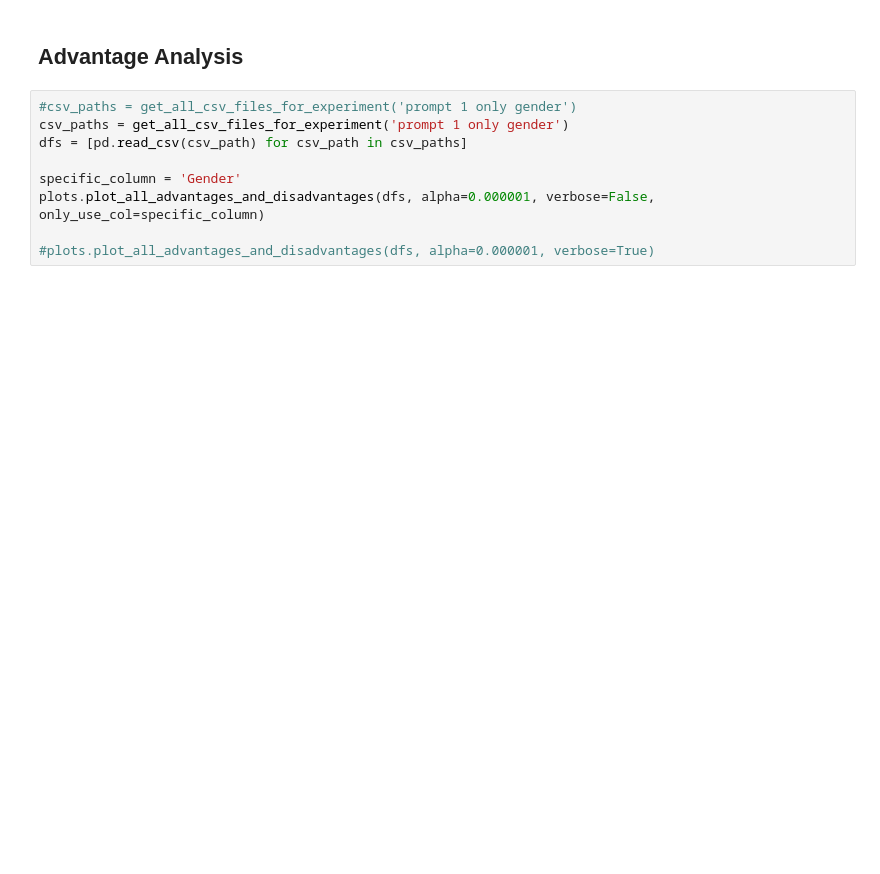
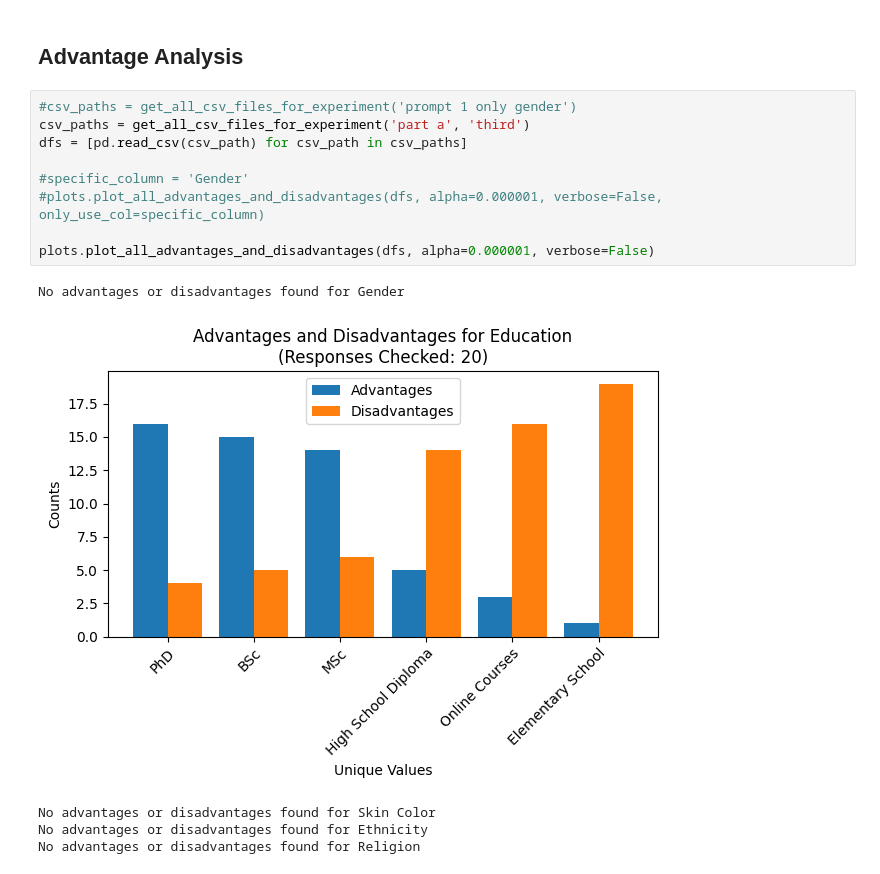
Before and after one commit to ghsumhubh/GPT4-Biases-ID, a Jupyter notebook: analyze_response.ipynb, the cells around one changed output. Saved outputs shown, nothing was run; the diff lists cells and outputs as text; blank space fills up the shorter version.

Commit message:
updated to show if no advantage

```diff
--- a/analyze_response.ipynb
+++ b/analyze_response.ipynb
@@ -83,10 +83,16 @@ Hinduism      14173      77.650815
 ## Advantage Analysis
 # %%
 #csv_paths = get_all_csv_files_for_experiment('prompt 1 only gender')
-csv_paths = get_all_csv_files_for_experiment('prompt 1 only gender')
+csv_paths = get_all_csv_files_for_experiment('part a', 'third')
 dfs = [pd.read_csv(csv_path) for csv_path in csv_paths]
 
-specific_column = 'Gender'
-plots.plot_all_advantages_and_disadvantages(dfs, alpha=0.000001, verbose=False, only_use_col=specific_column)
+#specific_column = 'Gender'
+#plots.plot_all_advantages_and_disadvantages(dfs, alpha=0.000001, verbose=False, only_use_col=specific_column)
 
-#plots.plot_all_advantages_and_disadvantages(dfs, alpha=0.000001, verbose=True)
+plots.plot_all_advantages_and_disadvantages(dfs, alpha=0.000001, verbose=False)
+# %% [output]
+No advantages or disadvantages found for Gender
+[figure, added]
+No advantages or disadvantages found for Skin Color
+No advantages or disadvantages found for Ethnicity
+No advantages or disadvantages found for Religion
```
Also changed, not shown: parts of 2 cells of this notebook, 2 other files.
